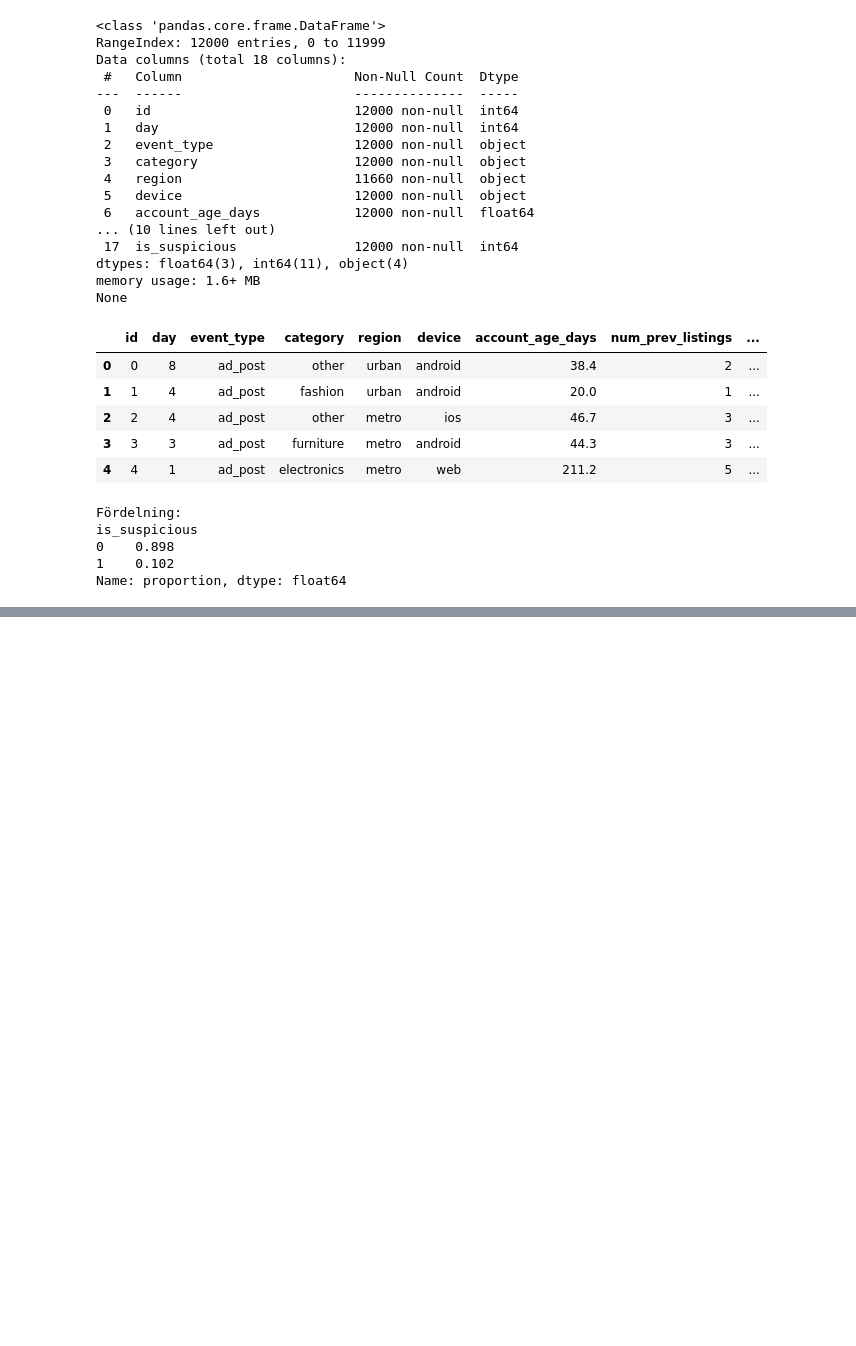
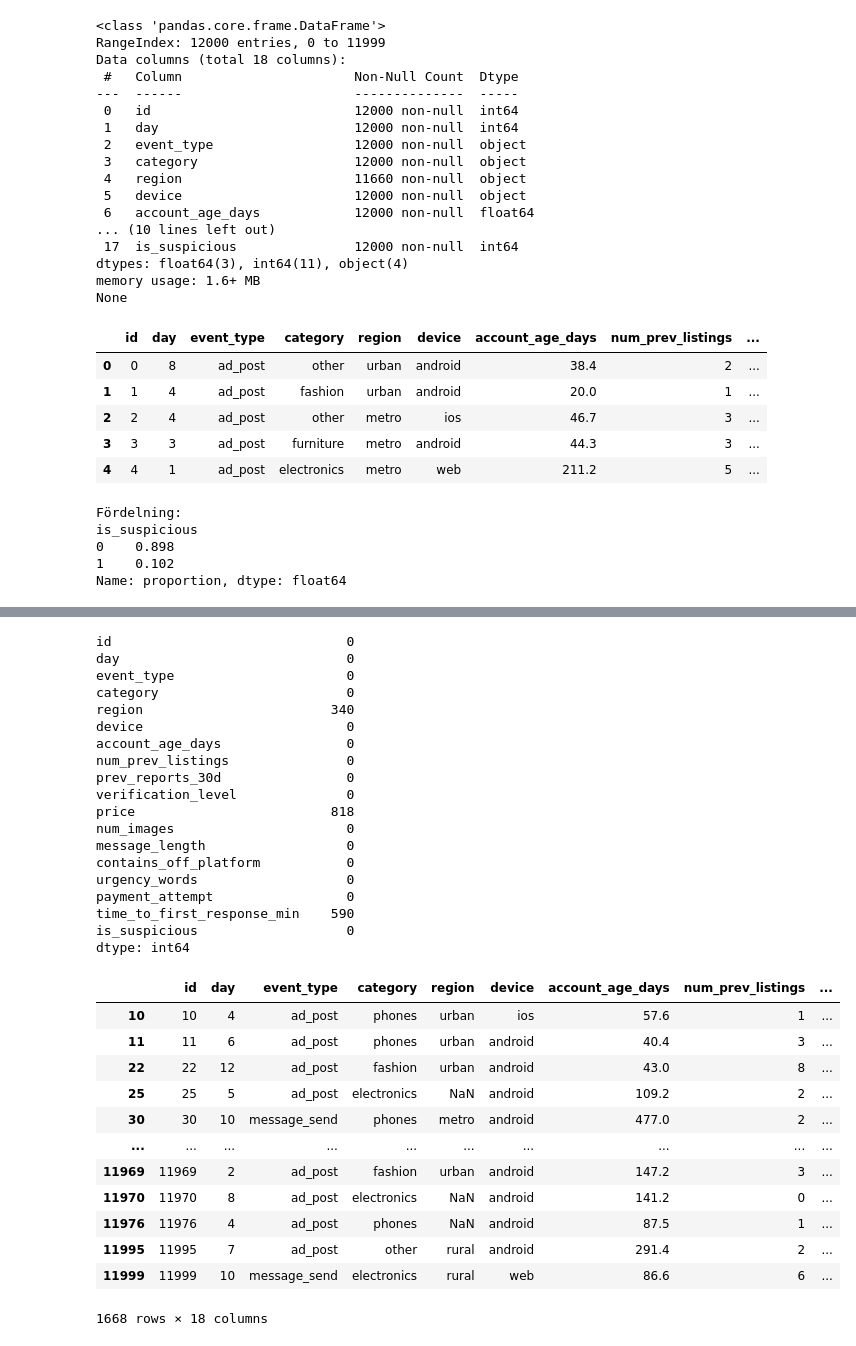
Before and after one commit to MarcusMorlock/Machine-Learning_Grupp4, a Jupyter notebook: report.ipynb, the cells around one changed output, grey strips where cells are left out. Saved outputs shown, nothing was run; the diff lists cells and outputs as text; code cells hidden in the pictures; blank space fills up the shorter version.

```diff
--- a/report.ipynb
+++ b/report.ipynb
@@ -55,0 +56,37 @@ plt.show()
+# %%
+print(df.isnull().sum())
+
+df[df.isnull().any(axis=1)]
+# %% [output]
+id                              0
+day                             0
+event_type                      0
+category                        0
+region                        340
+device                          0
+account_age_days                0
+num_prev_listings               0
+prev_reports_30d                0
+verification_level              0
+price                         818
+num_images                      0
+message_length                  0
+contains_off_platform           0
+urgency_words                   0
+payment_attempt                 0
+time_to_first_response_min    590
+is_suspicious                   0
+dtype: int64
+|  | id | day | event_type | category | region | device | account_age_days | num_prev_listings | ... |
+| 10 | 10 | 4 | ad_post | phones | urban | ios | 57.6 | 1 | ... |
+| 11 | 11 | 6 | ad_post | phones | urban | android | 40.4 | 3 | ... |
+| 22 | 22 | 12 | ad_post | fashion | urban | android | 43.0 | 8 | ... |
+| 25 | 25 | 5 | ad_post | electronics | NaN | android | 109.2 | 2 | ... |
+| 30 | 30 | 10 | message_send | phones | metro | android | 477.0 | 2 | ... |
+| ... | ... | ... | ... | ... | ... | ... | ... | ... | ... |
+| 11969 | 11969 | 2 | ad_post | fashion | urban | android | 147.2 | 3 | ... |
+| 11970 | 11970 | 8 | ad_post | electronics | NaN | android | 141.2 | 0 | ... |
+| 11976 | 11976 | 4 | ad_post | phones | NaN | android | 87.5 | 1 | ... |
+| 11995 | 11995 | 7 | ad_post | other | rural | android | 291.4 | 2 | ... |
+| 11999 | 11999 | 10 | message_send | electronics | rural | web | 86.6 | 6 | ... |
+1668 rows × 18 columns
```
Also changed, not shown: parts of 1 cell of this notebook.
